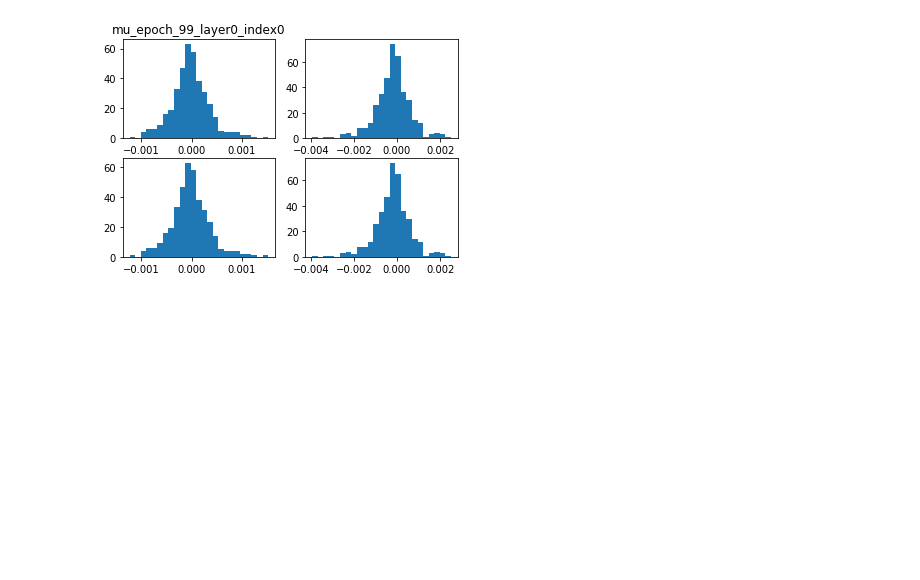
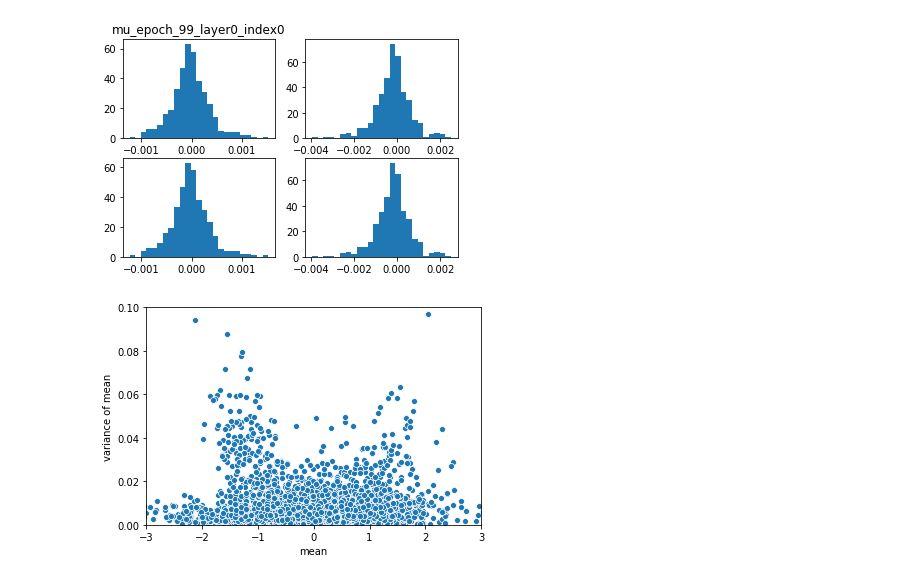
Before and after one commit to lianqing01/dual_imagenet, a Jupyter notebook: Untitled1.ipynb, the cells around one changed output. Drawn from its saved outputs; the diff is of its cells as text; code cells hidden in the pictures; blank space fills up the shorter version.

```diff
--- a/Untitled1.ipynb
+++ b/Untitled1.ipynb
@@ -78,0 +77,23 @@ plt.hist?
+# %%
+import torch
+import numpy as np
+mean_stat = torch.load("mean_stat", map_location="cpu")
+# %%
+mean = [i[0].view(-1,1).detach().numpy() for i in mean_stat]
+mean_var = [i[1].view(-1,1).detach().numpy() for i in mean_stat]
+var = [i[2].view(-1,1).detach().numpy() for i in mean_stat]
+var_var = [i[3].view(-1,1).detach().numpy() for i in mean_stat]
+# %%
+x = np.concatenate(mean, axis=0)
+y = np.concatenate(mean_var, axis=0)
+data = np.asarray([x,y]).reshape(2, -1).T
+data = pd.DataFrame(data)
+data.rename(columns={0: 'mean',
+                     1: 'variance of mean'}, inplace=True)
+plt.ylim(0,0.1)
+plt.xlim(-3,3)
+seaborn.scatterplot(x="mean", y="variance of mean", data=data)
+plt.savefig("mean_vs_variance-of-mean.pdf")
+plt.show()
+# %% [output]
+[figure, added]
```
Also changed, not shown: parts of 4 cells of this notebook, 7 other files.
